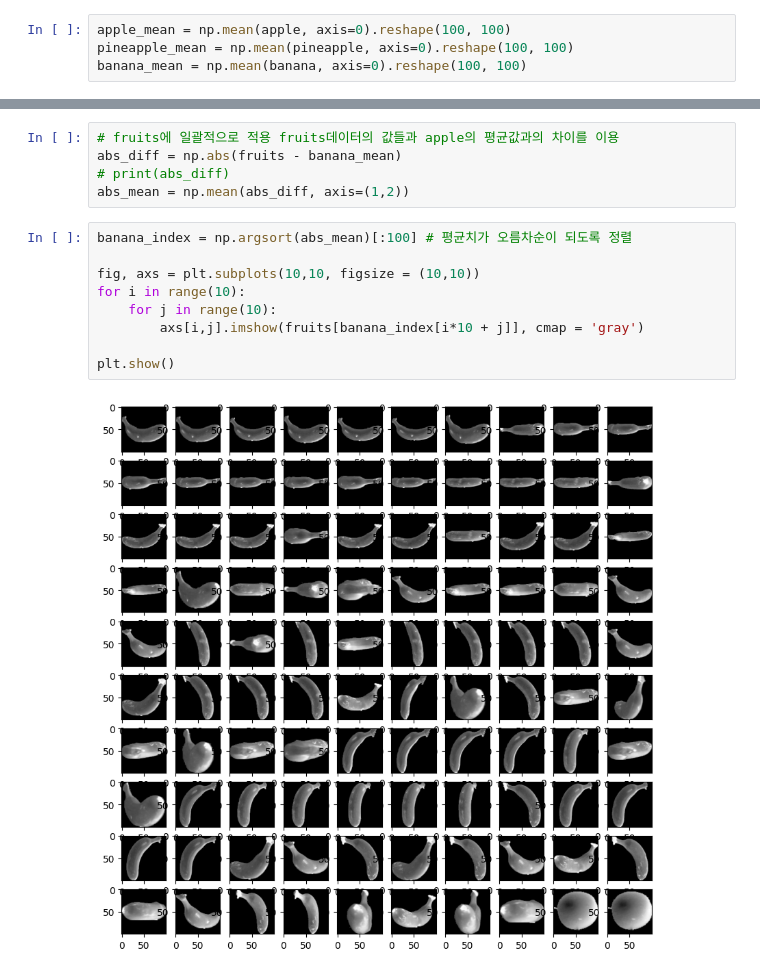
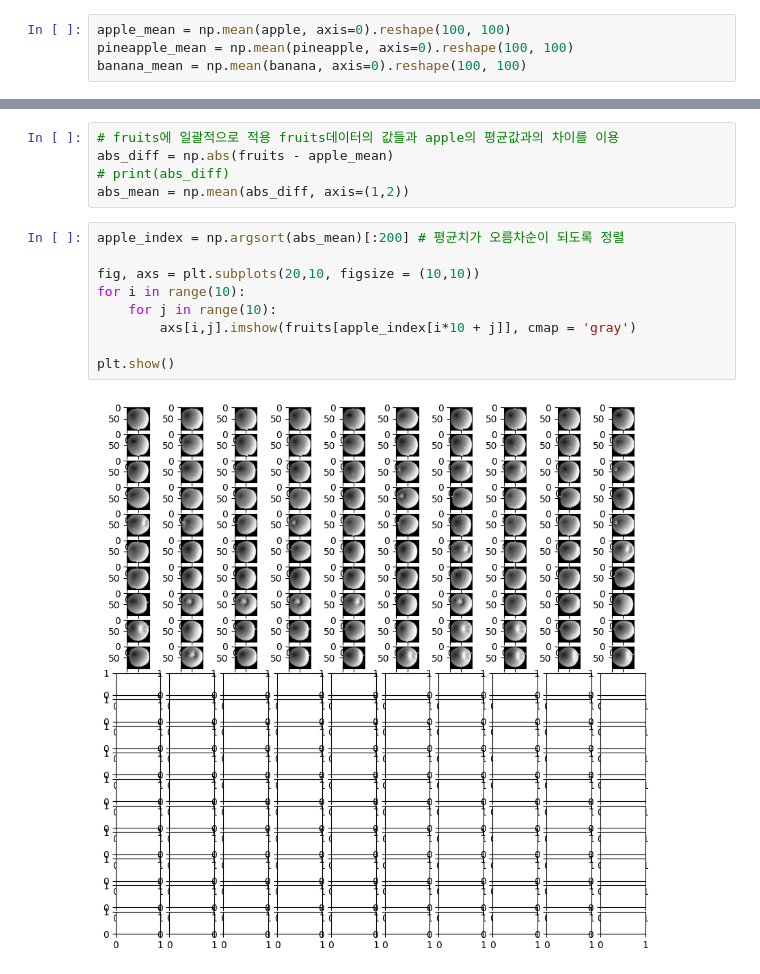
Before and after one commit to Chojungseok/ML, a Jupyter notebook: 6-1.ipynb, the cells around one changed output, grey strips where cells are left out. Saved outputs shown, nothing was run; the diff lists cells and outputs as text.

```diff
--- a/6-1.ipynb
+++ b/6-1.ipynb
@@ -79,16 +89,16 @@ banana_mean = np.mean(banana, axis=0).reshape(100, 100)
 # %%
 # fruits에 일괄적으로 적용 fruits데이터의 값들과 apple의 평균값과의 차이를 이용
-abs_diff = np.abs(fruits - banana_mean)
+abs_diff = np.abs(fruits - apple_mean)
 # print(abs_diff)
 abs_mean = np.mean(abs_diff, axis=(1,2))
 # %%
-banana_index = np.argsort(abs_mean)[:100] # 평균치가 오름차순이 되도록 정렬
+apple_index = np.argsort(abs_mean)[:200] # 평균치가 오름차순이 되도록 정렬
 
-fig, axs = plt.subplots(10,10, figsize = (10,10))
+fig, axs = plt.subplots(20,10, figsize = (10,10))
 for i in range(10):
     for j in range(10):
-        axs[i,j].imshow(fruits[banana_index[i*10 + j]], cmap = 'gray')
+        axs[i,j].imshow(fruits[apple_index[i*10 + j]], cmap = 'gray')
 
 plt.show()
 # %% [output]
-[figure, old version]
+[figure, new version]
```
Also changed, not shown: parts of 1 cell of this notebook, 9 other files.
